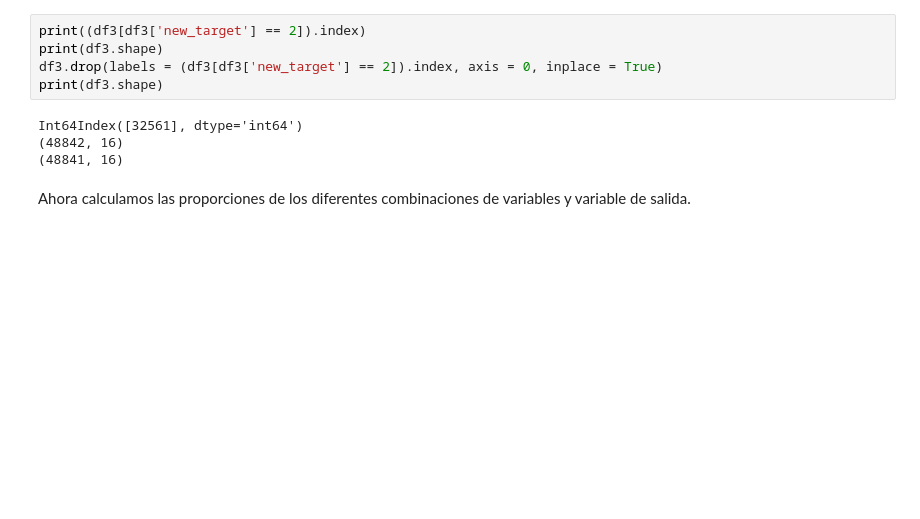
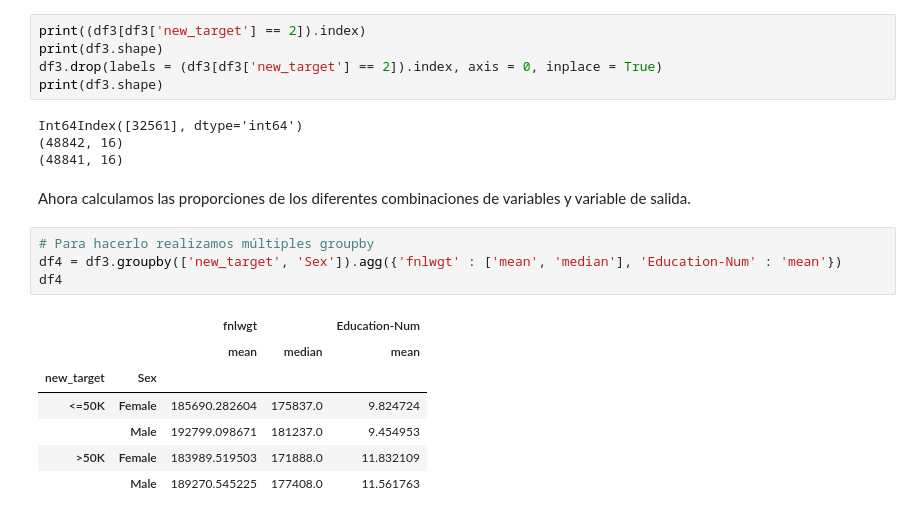
Before and after one commit to santy-gegenschatz/Entregables-Coder-Data-Science, a Jupyter notebook: Entregable 6/entregable6.ipynb, the cells around one changed output. Saved outputs shown, nothing was run; the diff lists cells and outputs as text; blank space fills up the shorter version.

```diff
--- a/Entregable 6/entregable6.ipynb
+++ b/Entregable 6/entregable6.ipynb
@@ -140,3 +142,15 @@ Int64Index([32561], dtype='int64')
 (48841, 16)
 # %% [markdown]
 Ahora calculamos las proporciones de los diferentes combinaciones de variables y variable de salida.
+# %%
+# Para hacerlo realizamos múltiples groupby
+df4 = df3.groupby(['new_target', 'Sex']).agg({'fnlwgt' : ['mean', 'median'], 'Education-Num' : 'mean'})
+df4
+# %% [output]
+|  |  | fnlwgt |  | Education-Num |
+|  |  | mean | median | mean |
+| new_target | Sex |  |  |  |
+| <=50K | Female | 185690.282604 | 175837.0 | 9.824724 |
+|  | Male | 192799.098671 | 181237.0 | 9.454953 |
+| >50K | Female | 183989.519503 | 171888.0 | 11.832109 |
+|  | Male | 189270.545225 | 177408.0 | 11.561763 |
```
Also changed, not shown: parts of 4 cells of this notebook, 2 other files.
